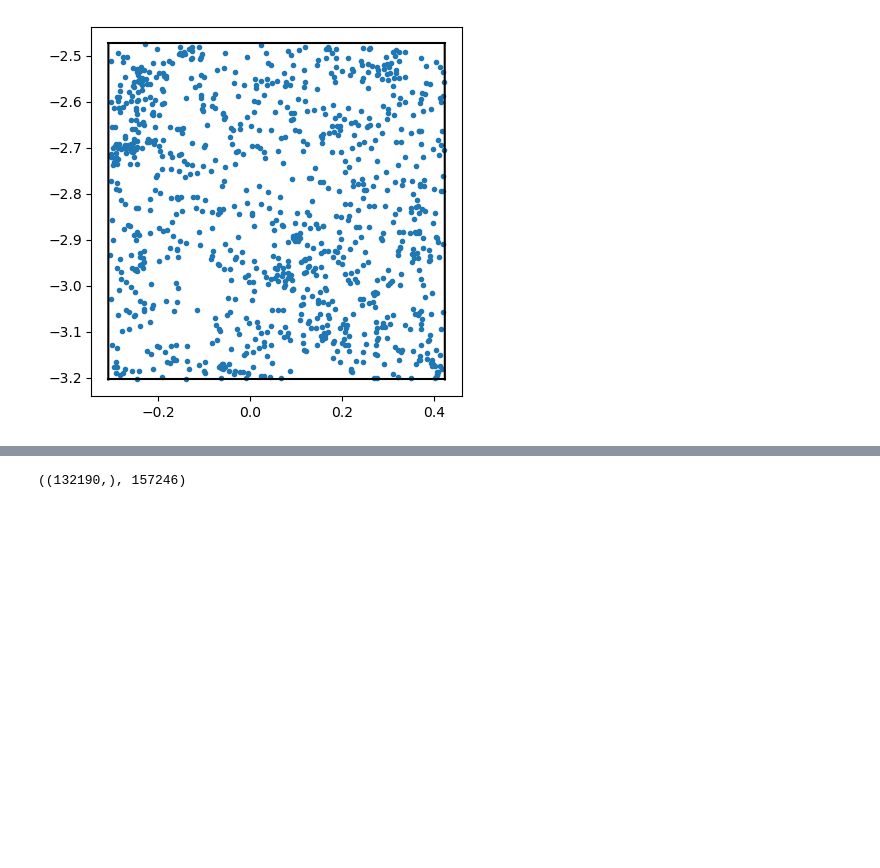
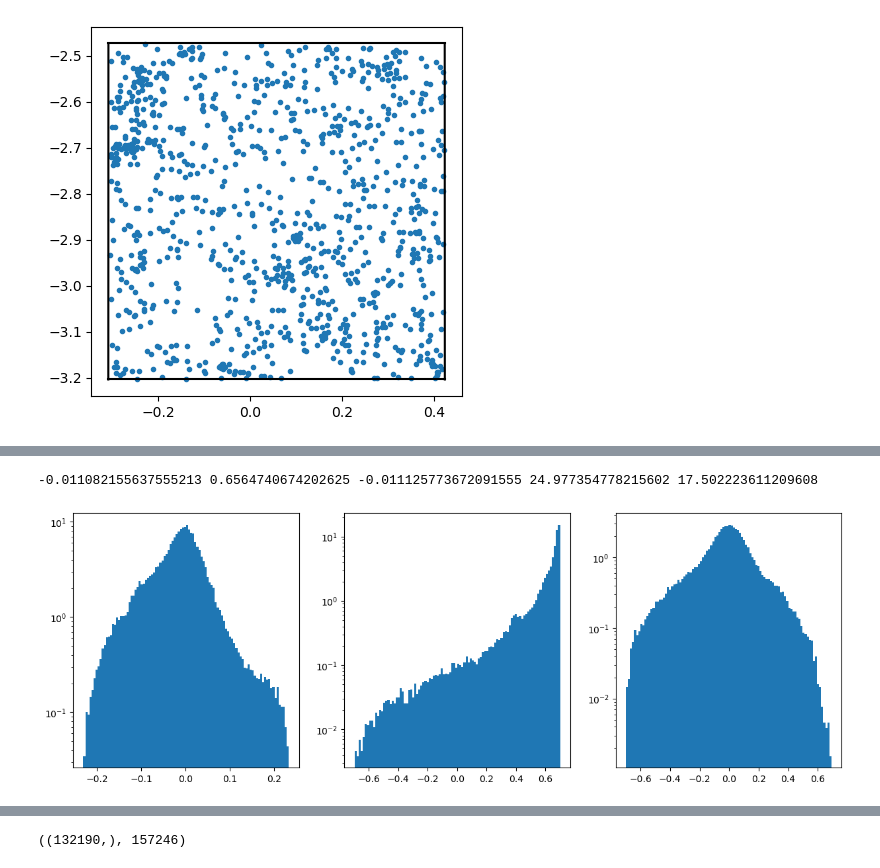
Before and after one commit to beckermr/des-y6-analysis, a Jupyter notebook: 2024_05_02_imsims_cardinal_pos/hacking.ipynb, the cells around one changed output, grey strips where cells are left out. Cells and saved outputs as stored; diff of their text form; code cells hidden in the pictures; blank space fills up the shorter version.

```diff
--- a/2024_05_02_imsims_cardinal_pos/hacking.ipynb
+++ b/2024_05_02_imsims_cardinal_pos/hacking.ipynb
@@ -273,2 +260,4 @@ axs.set_ylim(0.5, 1e4+0.5)
 # %%
-from scipy.spatial import cKDTree
+from sim_match_tools import match_cosmos_to_cardinal
+
+match_inds = match_cosmos_to_cardinal(tcat, d[tmsk], photo_scale_factor=3, max_radius=0.7)
@@ -274,0 +270,23 @@ from scipy.spatial import cKDTree
+# %%
+dtmsk = d[tmsk]
+
+msk = match_inds != -1
+
+fig, axs = plt.subplots(nrows=1, ncols=3, figsize=(15, 5))
+
+ax = axs[0]
+dz = dtmsk["Z"][match_inds[msk]] - tcat["photoz"][msk]
+ax.hist(dz, bins=100, density=True, log=True)
+
+ax = axs[1]
+di = dtmsk["TMAG"][match_inds[msk], 2] - tcat["mag_i_dered"][msk]
+ax.hist(di, bins=100, density=True, log=True)
+
+ax = axs[2]
+dgmi = dtmsk["TMAG"][match_inds[msk], 0] - dtmsk["TMAG"][match_inds[msk], 2] - (tcat["mag_g_dered"][msk] - tcat["mag_i_dered"][msk])
+ax.hist(dgmi, bins=100, density=True, log=True)
+
+print(np.median(dz), np.median(di), np.median(dgmi), np.max(tcat["mag_i_dered"][msk]), np.min(tcat["mag_i_dered"][~msk]))
+# %% [output]
+-0.011082155637555213 0.6564740674202625 -0.011125773672091555 24.977354778215602 17.502223611209608
+[figure, added]
```
Also changed, not shown: parts of 16 cells of this notebook, 1 other file.
